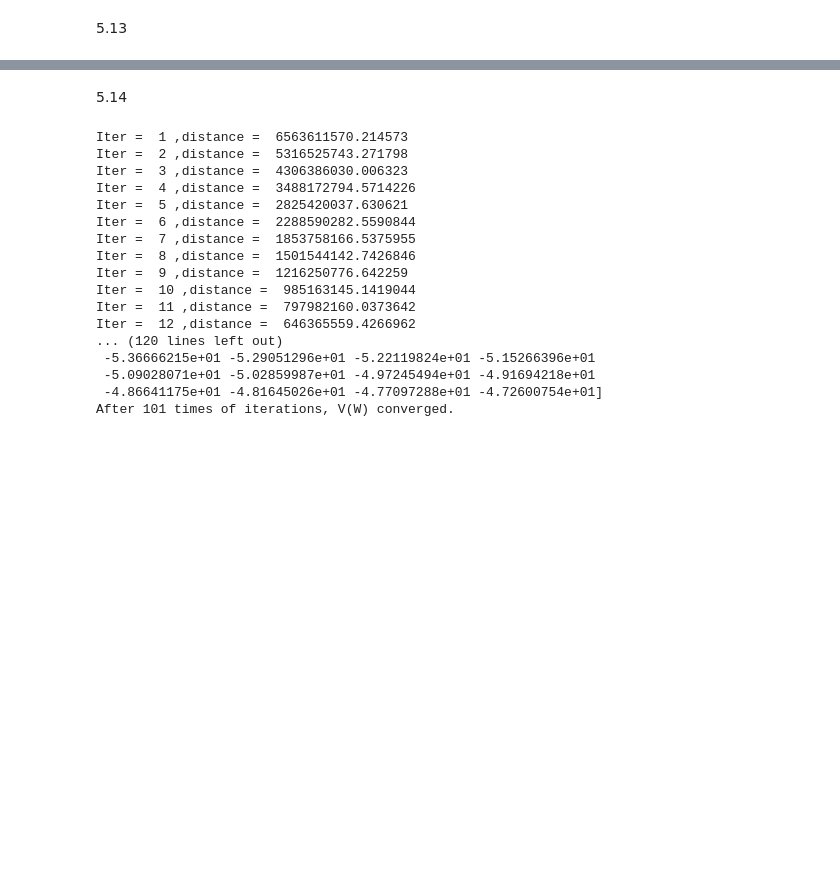
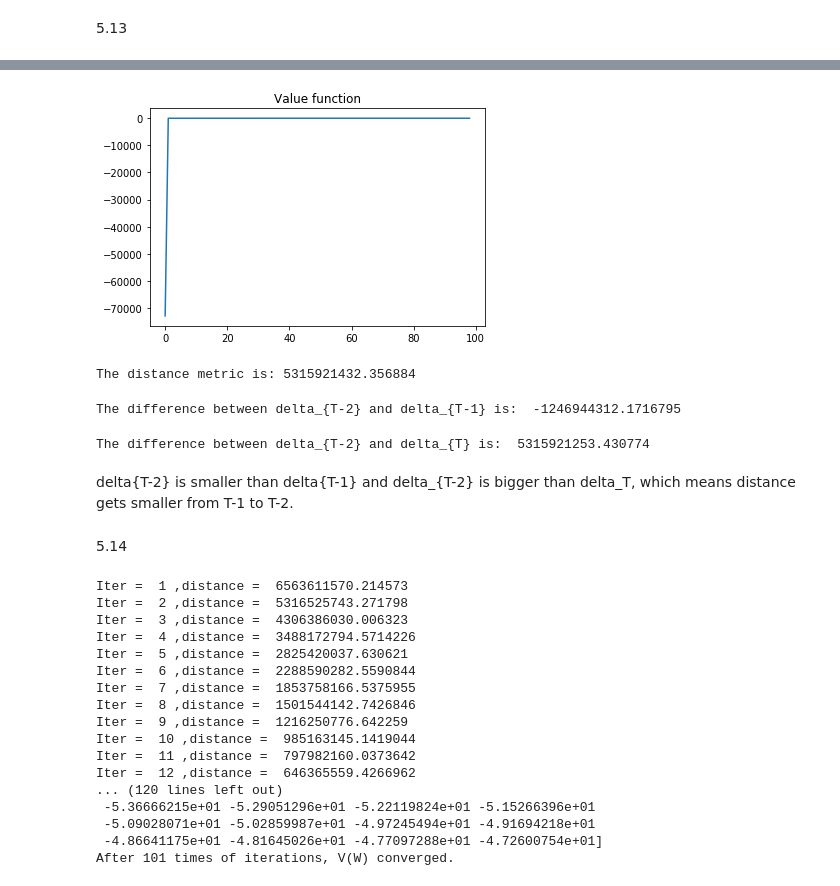
Before and after one commit to TianxinZheng/persp-model-econ_W19, a Jupyter notebook: ProblemSets/PS3/PS3_answer.ipynb, the cells around one changed output, grey strips where cells are left out. Saved outputs shown, nothing was run; the diff lists cells and outputs as text; code cells hidden in the pictures; blank space fills up the shorter version.

```diff
--- a/ProblemSets/PS3/PS3_answer.ipynb
+++ b/ProblemSets/PS3/PS3_answer.ipynb
@@ -277,3 +306,26 @@ The new distance is: 5315921432.356884
+# %%
+plt.plot(V_Tminus2[1:])
+plt.title("Value function")
+plt.show()
+# %% [output]
+[figure, added]
+# %%
+delta3 = distance(V_Tminus2, V_Tminus1)
+print("The distance metric is:", delta3)
+# %% [output]
+The distance metric is: 5315921432.356884
+# %%
+diff2 = delta3-delta2
+print("The difference between delta_{T-2} and delta_{T-1} is: ", diff2)
+# %% [output]
+The difference between delta_{T-2} and delta_{T-1} is:  -1246944312.1716795
+# %%
+diff3 = abs(delta3-delta1)
+print("The difference between delta_{T-2} and delta_{T} is: ", diff3)
+# %% [output]
+The difference between delta_{T-2} and delta_{T} is:  5315921253.430774
+# %% [markdown]
+delta{T-2} is smaller than delta{T-1} and delta_{T-2} is bigger than delta_T, which means distance gets smaller from T-1 to T-2.
 # %% [markdown]
 5.14
 # %%
```
Also changed, not shown: parts of 18 cells of this notebook, 13 other files.
